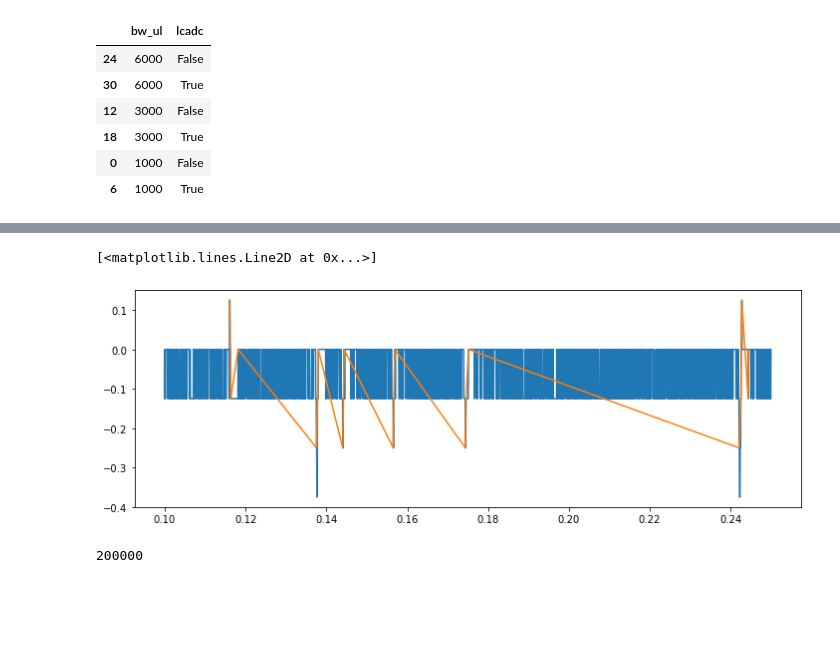
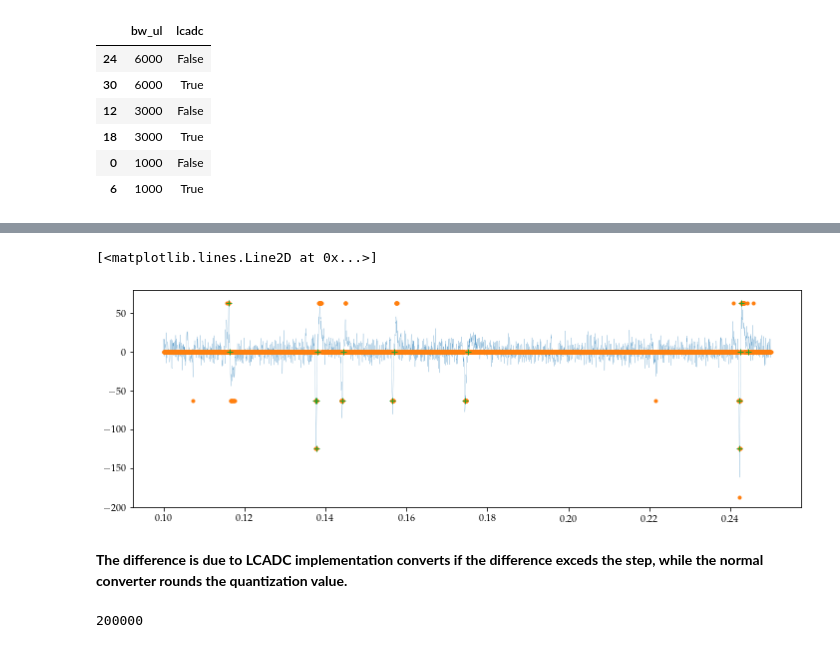
Before and after one commit to LuighiV/eapprocessor, a Jupyter notebook: notebooks/4_Plot_signals_results_consolidated.ipynb, the cells around one changed output, grey strips where cells are left out. Saved outputs shown, nothing was run; the diff lists cells and outputs as text; code cells hidden in the pictures; blank space fills up the shorter version.

```diff
--- a/notebooks/4_Plot_signals_results_consolidated.ipynb
+++ b/notebooks/4_Plot_signals_results_consolidated.ipynb
@@ -1325,25 +1201,32 @@ neo_dicts
 # %%
-normalized_no_lcdac = np.array(neo_dicts[0]["normalized"])[27]
+normalized_no_lcdac = dac(np.array(neo_dicts[0]["adc"])[27],500,4,True)
 # %%
-normalized_lcdac = np.array(neo_dicts[1]["normalized"][27])
+normalized_lcdac = dac(np.array(neo_dicts[1]["lcadc"][27]),500,4,True)
 normalized_lcdac_index = np.array(neo_dicts[1]["indexes"][27])
 # %%
 timestamps = np.array(neo_dicts[0]["recordings"].timestamps)
+# %%
+recordings = np.array(neo_dicts[0]["recordings"].recordings).T
+# %%
+recordings_selected = recordings[27]
 # %%
 fig = plt.figure(figsize=(12,4))
 ax = fig.add_subplot(1,1,1)
 
 t_start=0.1
 t_stop=0.25
 
 condition_normal = (timestamps>=t_start) & (timestamps<=t_stop)
 condition_lcadc = (timestamps[normalized_lcdac_index]>=t_start) & (timestamps[normalized_lcdac_index]<=t_stop)
 
-ax.plot(timestamps[condition_normal], normalized_no_lcdac[condition_normal])
-ax.plot(timestamps[normalized_lcdac_index][condition_lcadc], normalized_lcdac[condition_lcadc])
+ax.plot(timestamps[condition_normal], recordings_selected[condition_normal],"--",linewidth=0.2)
+ax.plot(timestamps[condition_normal], normalized_no_lcdac[condition_normal],".")
+ax.plot(timestamps[normalized_lcdac_index][condition_lcadc], normalized_lcdac[condition_lcadc],"+")
 # %% [output]
 [<matplotlib.lines.Line2D at 0x...>]
-[figure, old version]
+[figure, new version]
+# %% [markdown]
+**The difference is due to LCADC implementation converts if the difference exceds the step, while the normal converter rounds the quantization value.**
 # %%
 len(condition_normal)
 # %% [output]
```
Also changed, not shown: parts of 51 cells of this notebook, 15 other files.
